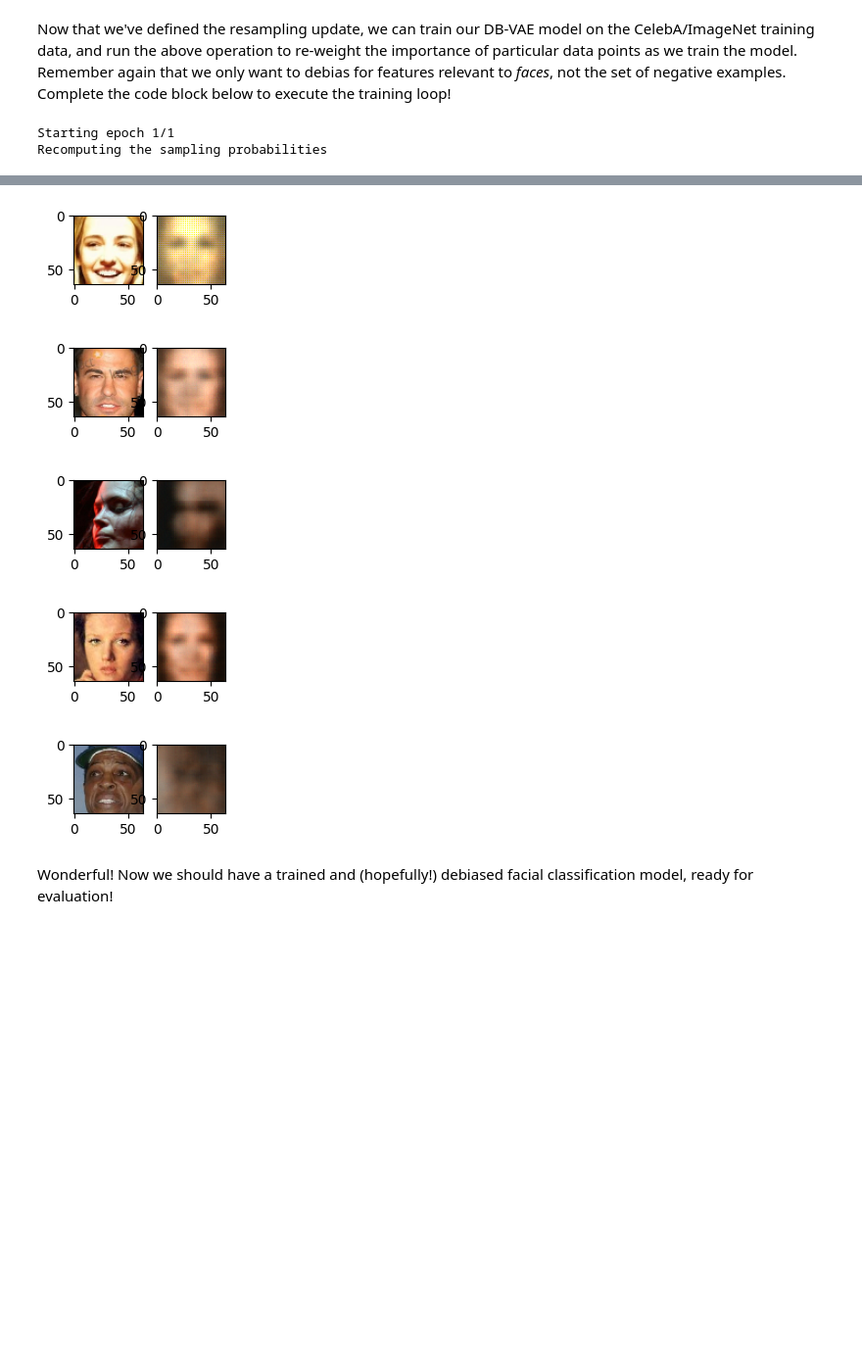
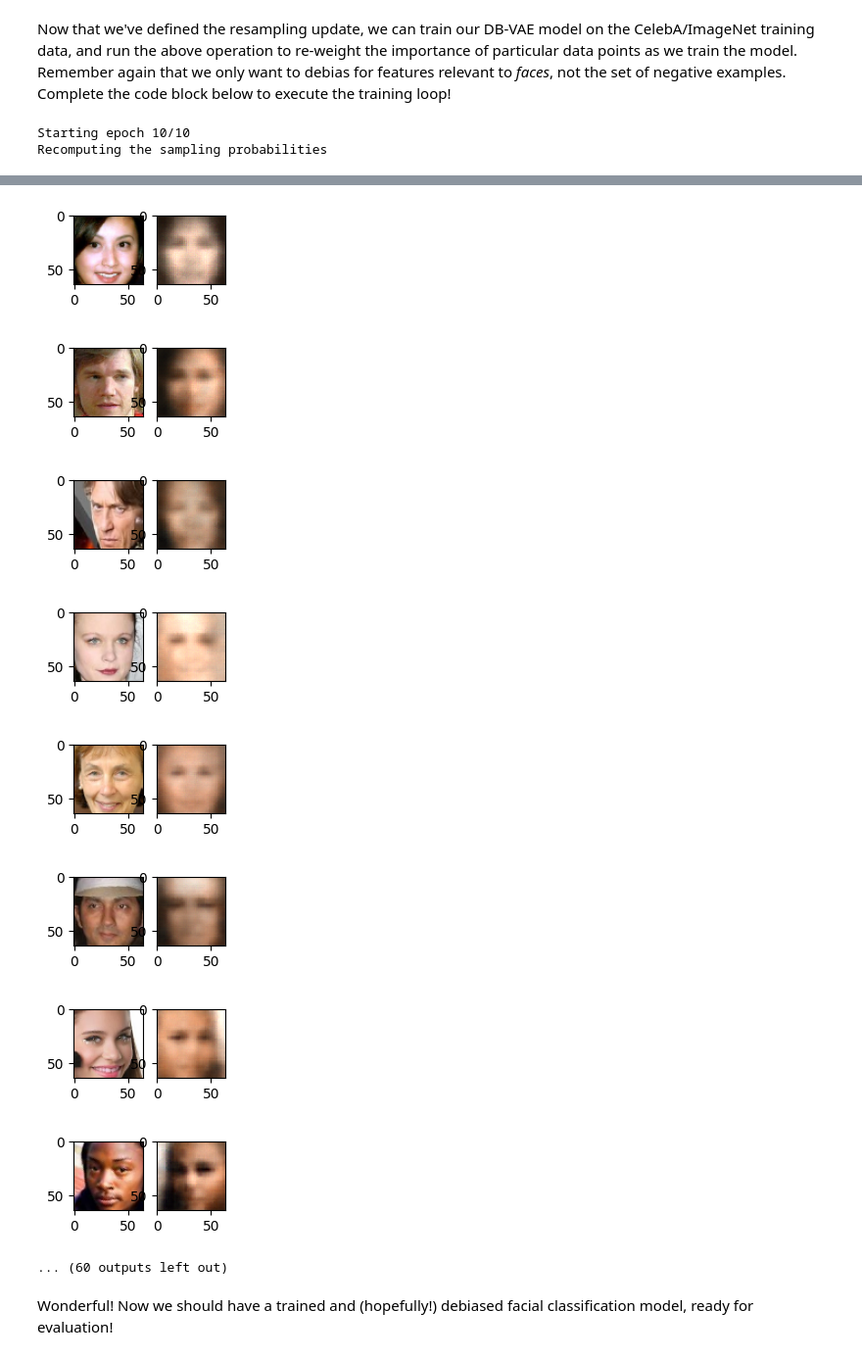
Before and after one commit to mohittalwar/mitdeeplearning, a Jupyter notebook: lab2/TF_Part2_Debiasing.ipynb, the cells around one changed output, grey strips where cells are left out. Shown at 98% size. Saved outputs shown, nothing was run; the diff lists cells and outputs as text; code cells hidden in the pictures; blank space fills up the shorter version.

Commit message:
Trained for 10 epochs
Model seems to be overcompensating for the underrepresented latent features.

```diff
--- a/lab2/TF_Part2_Debiasing.ipynb
+++ b/lab2/TF_Part2_Debiasing.ipynb
@@ -551,7 +544,7 @@ class DB_VAE(tf.keras.Model):
     y_logit, z_mean, z_logsigma = self.encode(x)
     return y_logit
 
-dbvae = DB_VAE(latent_dim)
+# dbvae = DB_VAE(latent_dim)
 # %% [markdown]
 As stated, the encoder architecture is identical to the CNN from earlier in this lab. Note the outputs of our constructed DB_VAE model in the `call` function: `y_logit, z_mean, z_logsigma, z`. Think carefully about why each of these are outputted and their significance to the problem at hand.
 # %% [markdown]
@@ -635,7 +628,7 @@ params = dict(
   batch_size = 32,
   learning_rate = 5e-4,
   latent_dim = 100,
-  num_epochs = 1, #DB-VAE needs slightly more epochs to train
+  num_epochs = 10, #DB-VAE needs slightly more epochs to train
 )
 
 experiment = create_experiment("6S191_Lab2_Part2_DBVAE", params)
@@ -697,7 +690,7 @@ for i in range(params["num_epochs"]):
 
 experiment.end()
 # %% [output]
-Starting epoch 1/1
+Starting epoch 10/10
 Recomputing the sampling probabilities
 COMET INFO: ---------------------------------------------------------------------------------------
 COMET INFO: Comet.ml Experiment Summary
@@ -721,8 +714,12 @@ COMET INFO:
-[figure, old version]
+[figure, new version]
-[figure, old version]
+[figure, new version]
-[figure, old version]
+[figure, new version]
-[figure, old version]
+[figure, new version]
-[figure, old version]
+[figure, new version]
+[figure, added]
+[figure, added]
+[figure, added]
+... (60 outputs left out)
 # %% [markdown]
 Wonderful! Now we should have a trained and (hopefully!) debiased facial classification model, ready for evaluation!
 # %% [markdown]
```
Also changed, not shown: parts of 8 cells of this notebook.
